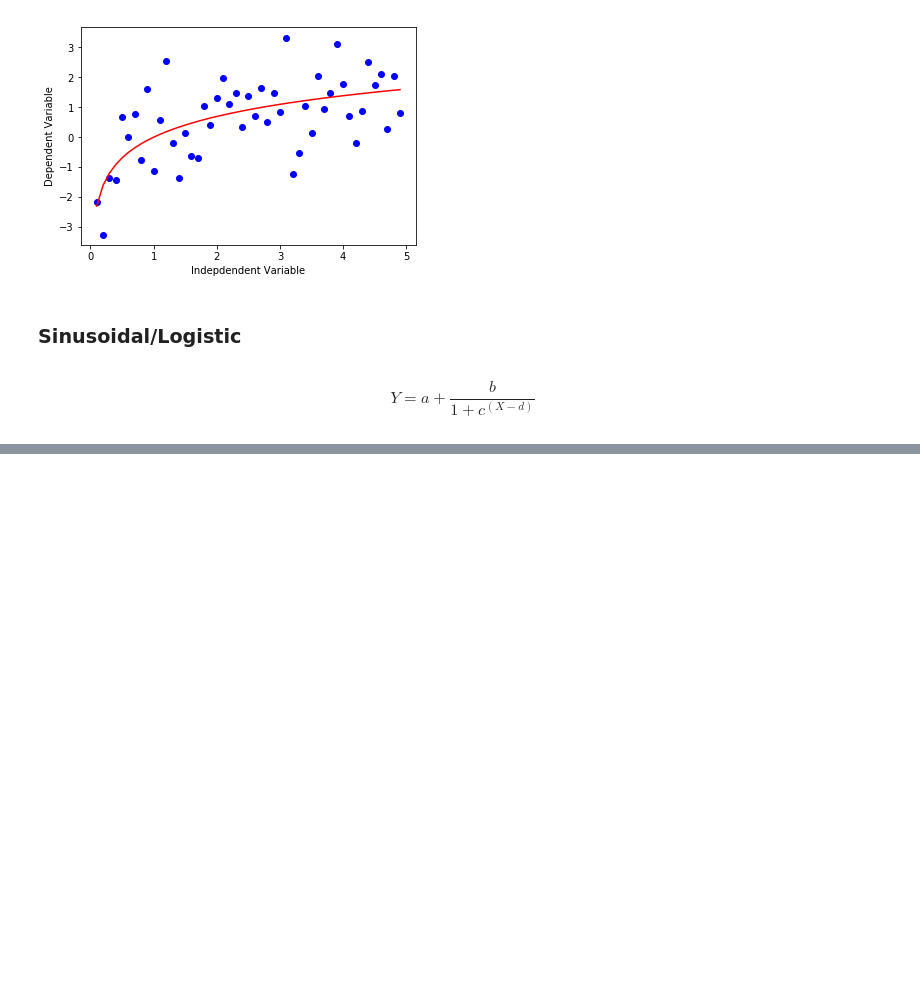
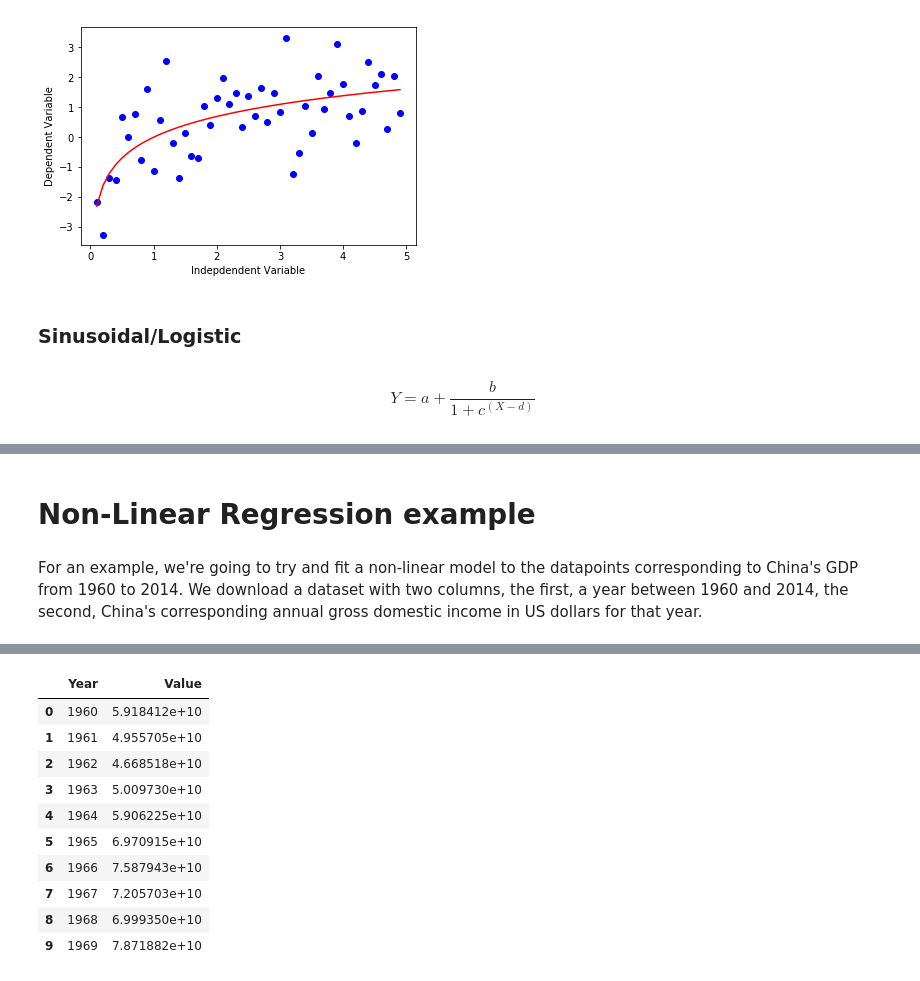
Before and after one commit to infiniteoverflow/Regressions, a Jupyter notebook: Regressions.ipynb, the cells around one changed output, grey strips where cells are left out. Cells and saved outputs as stored; diff of their text form; code cells hidden in the pictures; blank space fills up the shorter version.

```diff
--- a/Regressions.ipynb
+++ b/Regressions.ipynb
@@ -516,0 +517,15 @@ plt.show()
+# %% [markdown]
+<a id="ref2"></a>
+# Non-Linear Regression example
+# %% [markdown]
+For an example, we're going to try and fit a non-linear model to the datapoints corresponding to China's GDP from 1960 to 2014. We download a dataset with two columns, the first, a year between 1960 and 2014, the second, China's corresponding annual gross domestic income in US dollars for that year.
+# %%
+import numpy as np
+import pandas as pd
+
+#downloading dataset
+!wget -nv -O china_gdp.csv https://s3-api.us-geo.objectstorage.softlayer.net/cf-courses-data/CognitiveClass/ML0101ENv3/labs/china_gdp.csv
+
+df = pd.read_csv("china_gdp.csv")
+df.head(10)
+# %% [output]
@@ -516,0 +533,11 @@ plt.show()
+|  | Year | Value |
+| 0 | 1960 | 5.918412e+10 |
+| 1 | 1961 | 4.955705e+10 |
+| 2 | 1962 | 4.668518e+10 |
+| 3 | 1963 | 5.009730e+10 |
+| 4 | 1964 | 5.906225e+10 |
+| 5 | 1965 | 6.970915e+10 |
+| 6 | 1966 | 7.587943e+10 |
+| 7 | 1967 | 7.205703e+10 |
+| 8 | 1968 | 6.999350e+10 |
+| 9 | 1969 | 7.871882e+10 |
```
Also changed, not shown: parts of 14 cells of this notebook, 1 other file.
